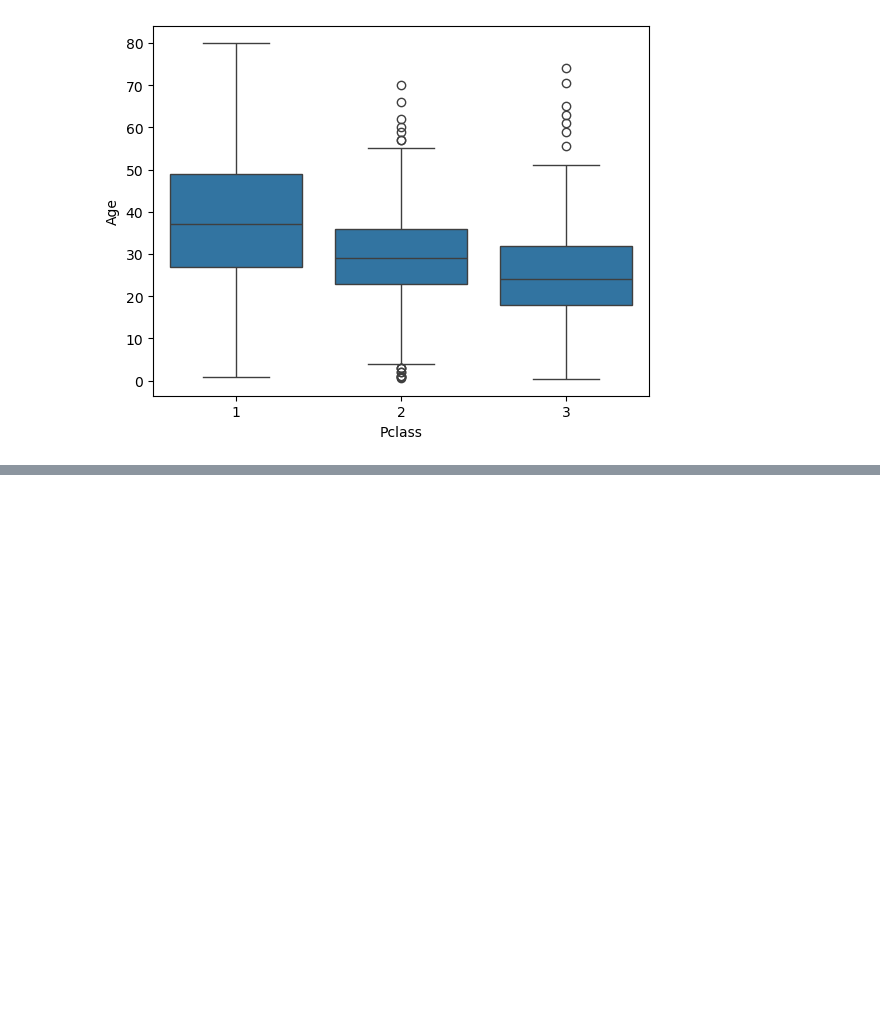
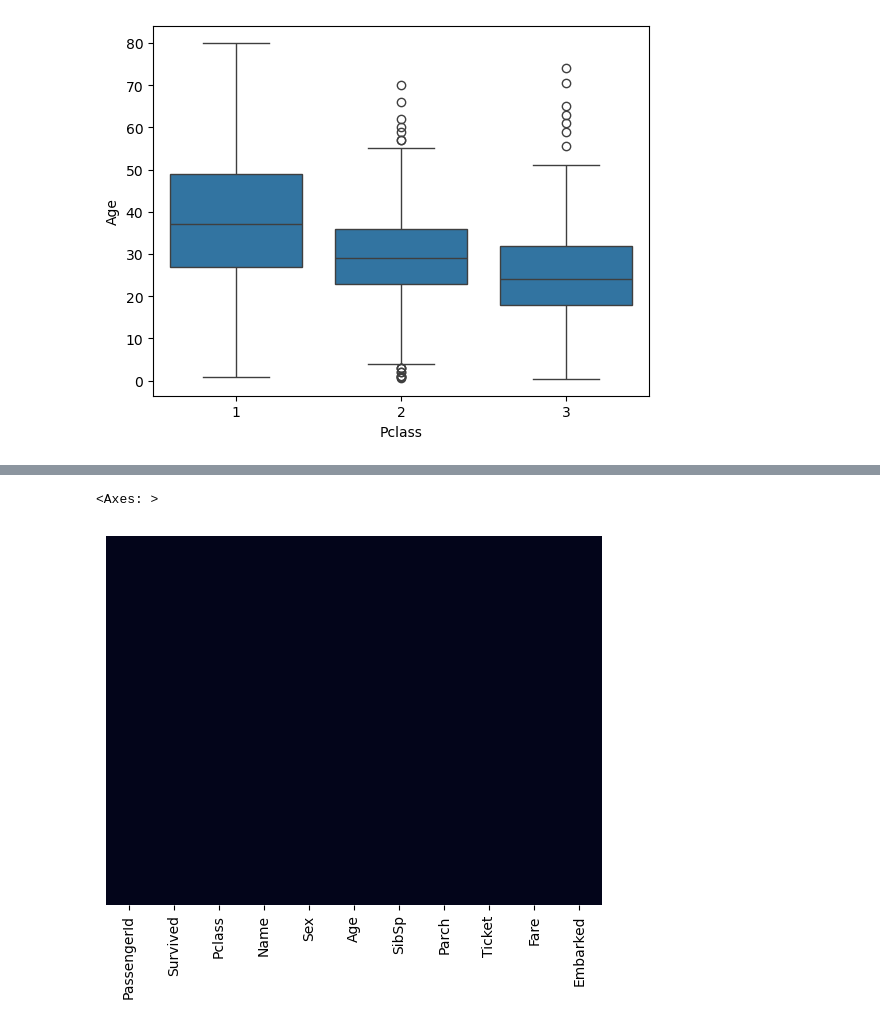
Before and after one commit to naimNB/Mechine-Learning, a Jupyter notebook: Logistic_Regression/Logistic_regression_in_titanic_dataset.ipynb, the cells around one changed output, grey strips where cells are left out. Drawn from its saved outputs; the diff is of its cells as text; code cells hidden in the pictures; blank space fills up the shorter version.

```diff
--- a/Logistic_Regression/Logistic_regression_in_titanic_dataset.ipynb
+++ b/Logistic_Regression/Logistic_regression_in_titanic_dataset.ipynb
@@ -145,3 +143,7 @@ sns.boxplot(
 # %% [output]
 <Axes: xlabel='Pclass', ylabel='Age'>
 [figure]
+# %%
+pclass_1_median = data[data['Pclass'] == 1]['Age'].median()
+pclass_2_median = data[data['Pclass'] == 2]['Age'].median()
+pclass_3_median = data[data['Pclass'] == 3]['Age'].median()
@@ -147,0 +154,17 @@ sns.boxplot(
+# %%
+def fill_age(columns):
+    Age = columns.iloc[0]
+    Pclass = columns.iloc[1]
+
+    if pd.isnull(Age):
+        if Pclass == 1:
+            return pclass_1_median
+        elif Pclass == 2:
+            return pclass_2_median
+        else:
+            return pclass_3_median
+
+    else:
+        return Age
+# %%
+data['Age'] = data[['Age', 'Pclass']].apply(fill_age, axis=1)
@@ -147,0 +192,12 @@ sns.boxplot(
+# %%
+plt.Figure(figsize=(7,7))
+
+
+sns.heatmap(
+    data.isnull(),
+    yticklabels=False,
+    cbar=False
+)
+# %% [output]
+<Axes: >
+[figure, added]
```
Also changed, not shown: parts of 6 cells of this notebook.
